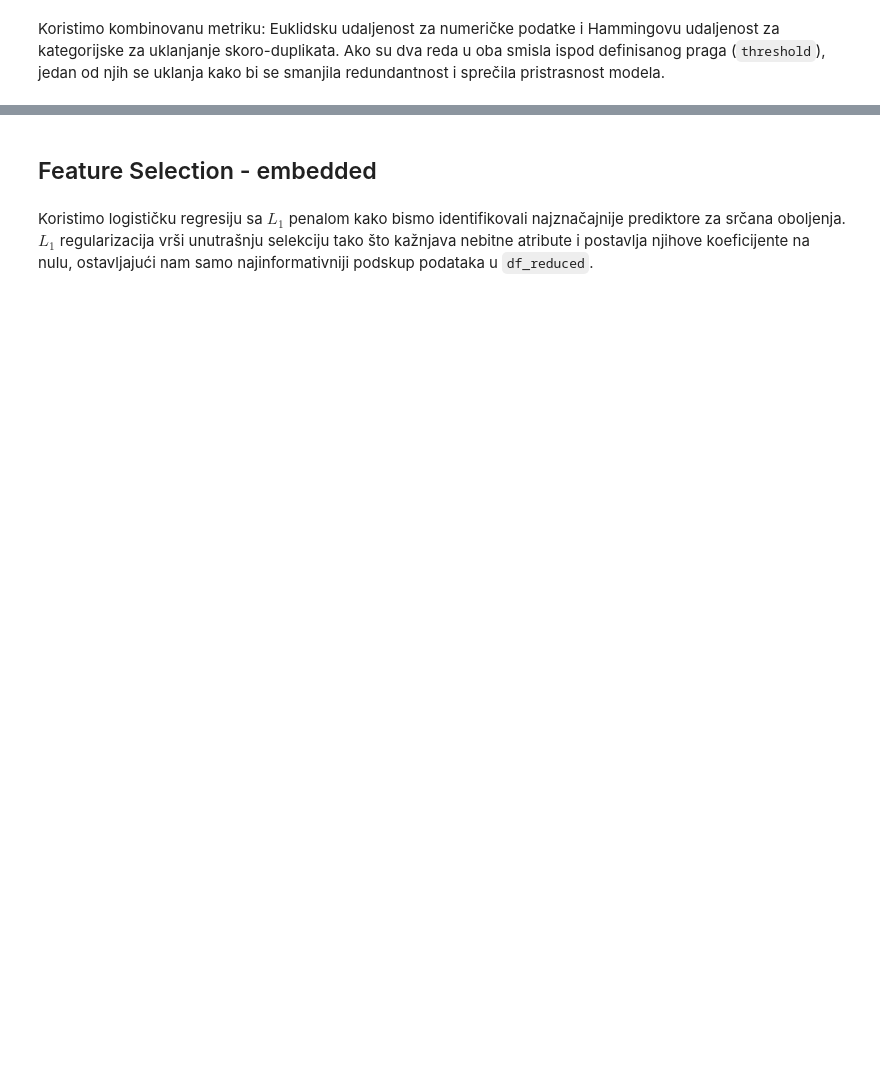
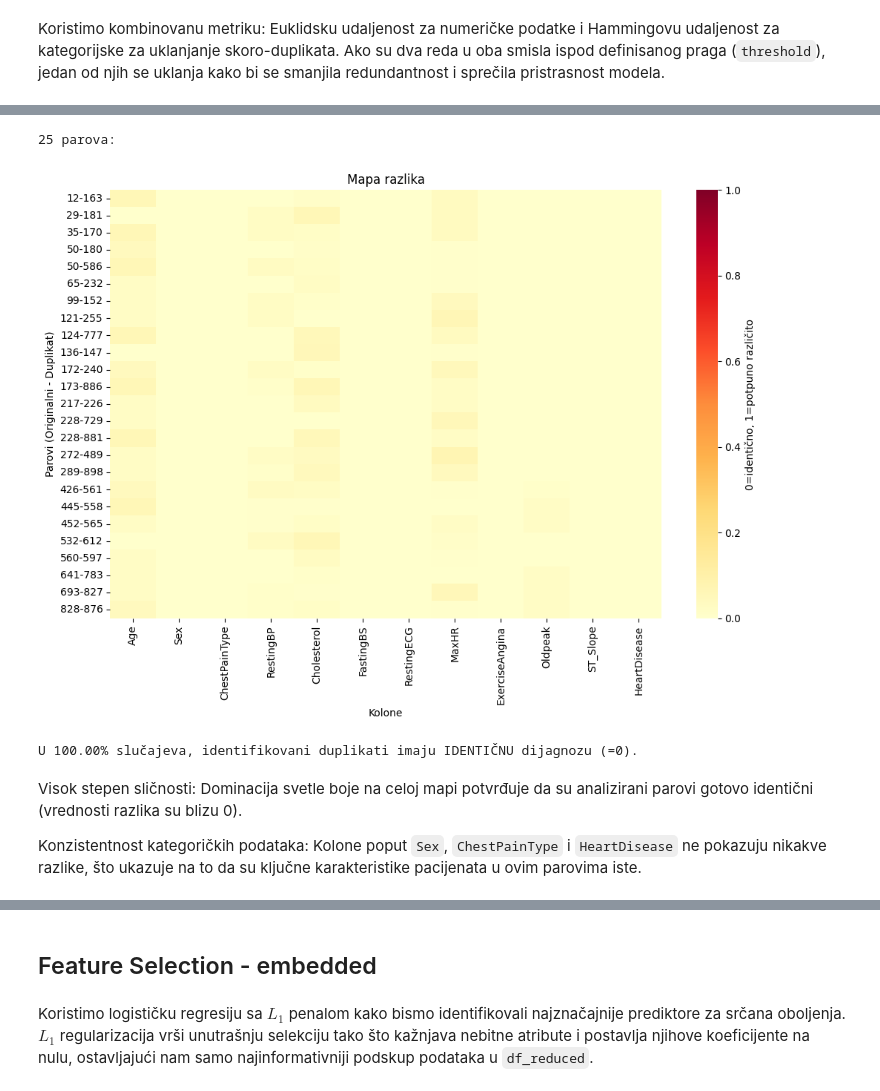
Before and after one commit to jovanasstojanovic01/Dealing-with-noisy-data, a Jupyter notebook: ŠumUPodacima_JovanaStojanović_1902.ipynb, the cells around one changed output, grey strips where cells are left out. Cells and saved outputs as stored; diff of their text form; code cells hidden in the pictures; blank space fills up the shorter version.

```diff
--- a/ŠumUPodacima_JovanaStojanović_1902.ipynb
+++ b/ŠumUPodacima_JovanaStojanović_1902.ipynb
@@ -836,0 +710,77 @@ Broj uklonjenih redova: 25
+# %%
+df_tmp = df.copy()
+cat_cols = df_tmp.select_dtypes(include=["object"]).columns.tolist()
+num_cols = df_tmp.select_dtypes(include=[np.number]).columns.tolist()
+
+scaler = StandardScaler()
+num_data = scaler.fit_transform(df_tmp[num_cols]) if num_cols else np.array([])
+cat_data = df_tmp[cat_cols].fillna("").astype(str).values if cat_cols else np.array([])
+
+num_threshold = 0.5
+cat_threshold = 0.1
+
+to_drop = set()
+analysis_data = []
+n = len(df_tmp)
+
+for i in range(n):
+    if i in to_drop: continue
+    for j in range(i+1, n):
+        if j in to_drop: continue
+
+        dist_num = np.linalg.norm(num_data[i] - num_data[j]) if num_cols else 0
+        diff_mask = (cat_data[i] != cat_data[j])
+        dist_cat = np.mean(diff_mask) if cat_cols else 0
+
+        if dist_num < num_threshold and dist_cat <= cat_threshold:
+            to_drop.add(j)
+            analysis_data.append({'Original_Idx': i, 'Duplicate_Idx': j})
+
+print(f"{len(analysis_data)} parova: ")
+
+if analysis_data:
+    diff_matrix = []
+    pair_labels = []
+
+    for par in analysis_data:
+        idx_orig, idx_dup = par['Original_Idx'], par['Duplicate_Idx']
+        row_diffs = {}
+
+        for col in df.columns:
+            v1, v2 = df.iloc[idx_orig][col], df.iloc[idx_dup][col]
+            if pd.api.types.is_numeric_dtype(df[col]):
+                r = df[col].max() - df[col].min()
+                row_diffs[col] = abs(v1 - v2) / r if r != 0 else 0
+            else:
+                row_diffs[col] = 1 if str(v1) != str(v2) else 0
+
+        diff_matrix.append(row_diffs)
+        pair_labels.append(f"{idx_orig}-{idx_dup}")
+
+    df_viz = pd.DataFrame(diff_matrix, index=pair_labels)
+
+    plt.figure(figsize=(12, min(len(df_viz) * 0.3, 15)))
+    sns.heatmap(df_viz,
+                cmap="YlOrRd",
+                vmin=0,
+                vmax=1,
+                cbar_kws={'label': '0=identično, 1=potpuno različito'})
+
+    plt.title("Mapa razlika")
+    plt.xlabel("Kolone")
+    plt.ylabel("Parovi (Originalni - Duplikat)")
+    plt.show()
+
+    target_col = 'HeartDisease'
+    if target_col in df_viz.columns:
+        matching_target = (df_viz[target_col] == 0).sum()
+        pct = (matching_target / len(df_viz)) * 100
+        print(f"\nU {pct:.2f}% slučajeva, identifikovani duplikati imaju IDENTIČNU dijagnozu (=0).")
+# %% [output]
+25 parova:
+[figure, added]
+U 100.00% slučajeva, identifikovani duplikati imaju IDENTIČNU dijagnozu (=0).
+# %% [markdown]
+Visok stepen sličnosti: Dominacija svetle boje na celoj mapi potvrđuje da su analizirani parovi gotovo identični (vrednosti razlika su blizu 0).
+
+Konzistentnost kategoričkih podataka: Kolone poput `Sex`, `ChestPainType` i `HeartDisease` ne pokazuju nikakve razlike, što ukazuje na to da su ključne karakteristike pacijenata u ovim parovima iste.
```
Also changed, not shown: parts of 73 cells of this notebook.
